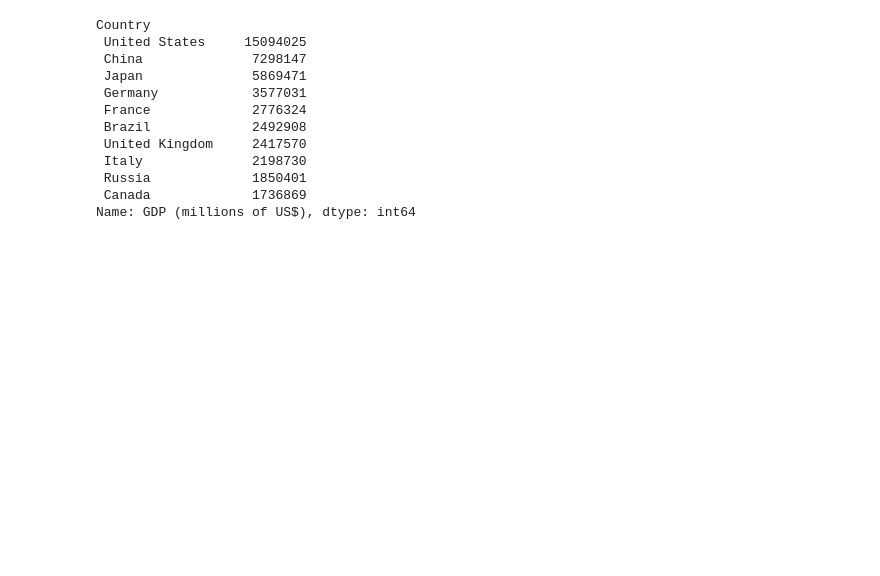
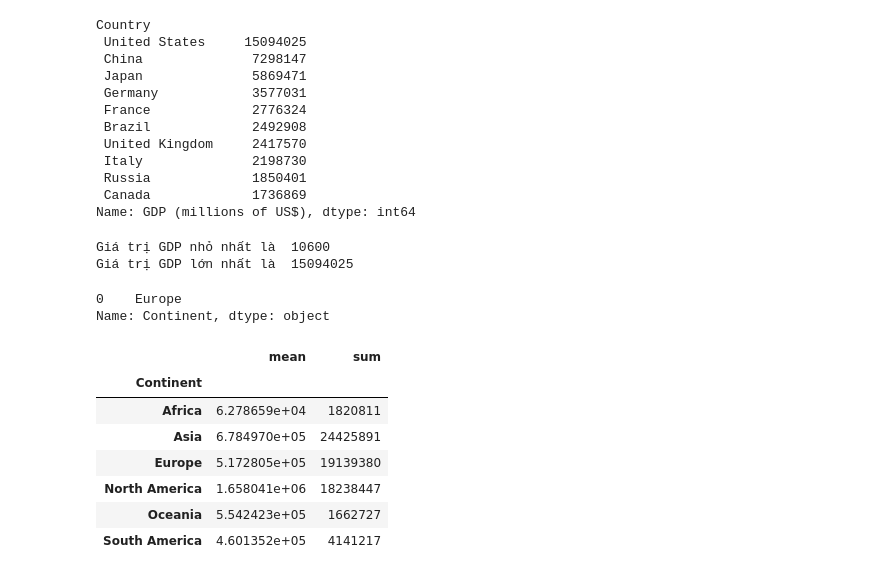
Before and after one commit to Trang27cl/testgit, a Jupyter notebook: GDP list.ipynb, the cells around one changed output. Cells and saved outputs as stored; diff of their text form; code cells hidden in the pictures; blank space fills up the shorter version.

```diff
--- a/GDP list.ipynb
+++ b/GDP list.ipynb
@@ -164,3 +165,28 @@ Country
  Russia             1850401
  Canada             1736869
 Name: GDP (millions of US$), dtype: int64
+# %%
+#Tính giá trị lớn nhất và nhỏ nhất của GDP
+print('Giá trị GDP nhỏ nhất là ',data['GDP (millions of US$)'].min())
+print('Giá trị GDP lớn nhất là ',data['GDP (millions of US$)'].max())
+# %% [output]
+Giá trị GDP nhỏ nhất là  10600
+Giá trị GDP lớn nhất là  15094025
+# %%
+#châu lục nào xuất hiện nhiều nhất
+data['Continent'].mode()
+# %% [output]
+0    Europe
+Name: Continent, dtype: object
+# %%
+#Với mỗi châu lục hãy tính tổng GDP; trung bình cộng GDP. Hợp nhất 2 bảng này thành một bảng duy nhất gồm 3 thông tin: Tên châu lục; Tổng GDP; TBC GDP.
+data.pivot_table(values='GDP (millions of US$)', index='Continent',aggfunc={sum,'mean'})
+# %% [output]
+|  | mean | sum |
+| Continent |  |  |
+| Africa | 6.278659e+04 | 1820811 |
+| Asia | 6.784970e+05 | 24425891 |
+| Europe | 5.172805e+05 | 19139380 |
+| North America | 1.658041e+06 | 18238447 |
+| Oceania | 5.542423e+05 | 1662727 |
+| South America | 4.601352e+05 | 4141217 |
```
Also changed, not shown: parts of 1 cell of this notebook.
